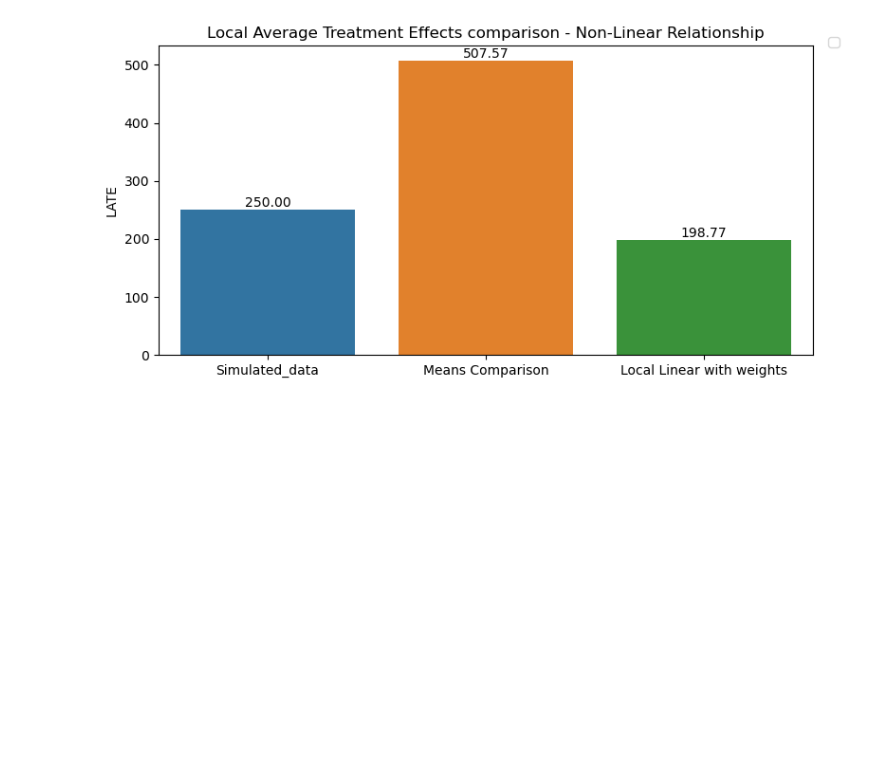
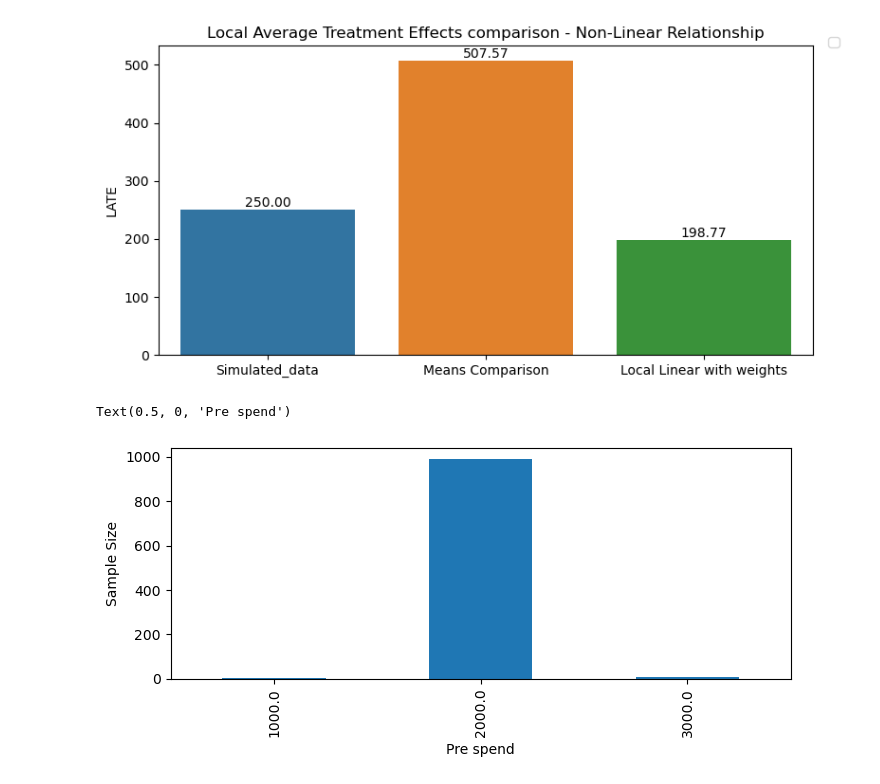
Before and after one commit to ArunSubramanian456/CausalInference_RDD, a Jupyter notebook: RDD.ipynb, the cells around one changed output. Saved outputs shown, nothing was run; the diff lists cells and outputs as text; code cells hidden in the pictures; blank space fills up the shorter version.

```diff
--- a/RDD.ipynb
+++ b/RDD.ipynb
@@ -598,3 +603,11 @@ plt.show()
 # %% [output]
 No artists with labels found to put in legend.  Note that artists whose label start with an underscore are ignored when legend() is called with no argument.
 [figure]
+# %%
+plt.figure(figsize=(8,3))
+df3.round({"pre_spend":-3}).groupby("pre_spend").size().plot.bar()
+plt.ylabel("Sample Size")
+plt.xlabel("Pre spend")
+# %% [output]
+Text(0.5, 0, 'Pre spend')
+[figure, added]
```
Also changed, not shown: parts of 8 cells of this notebook.
